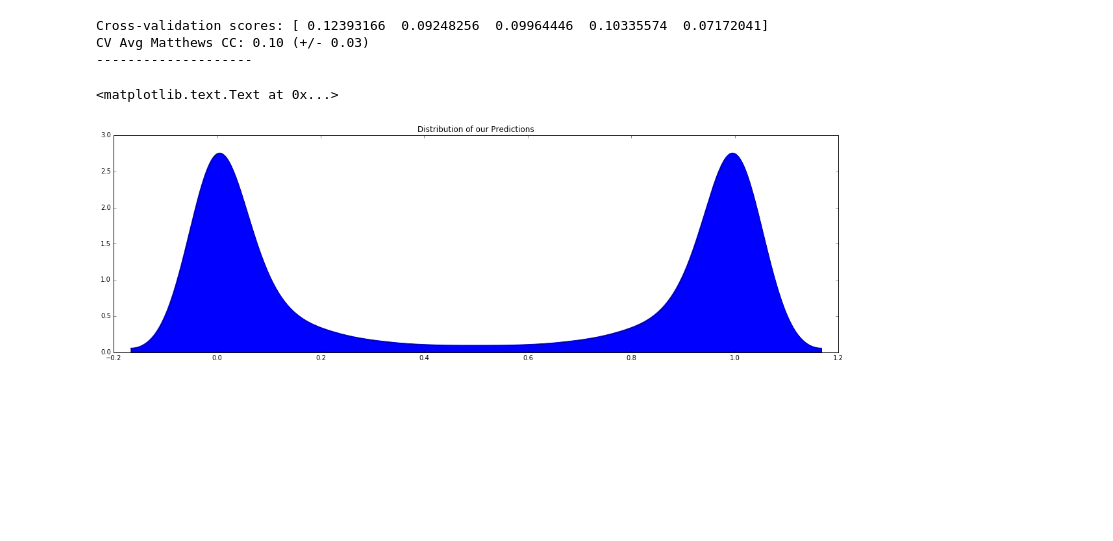
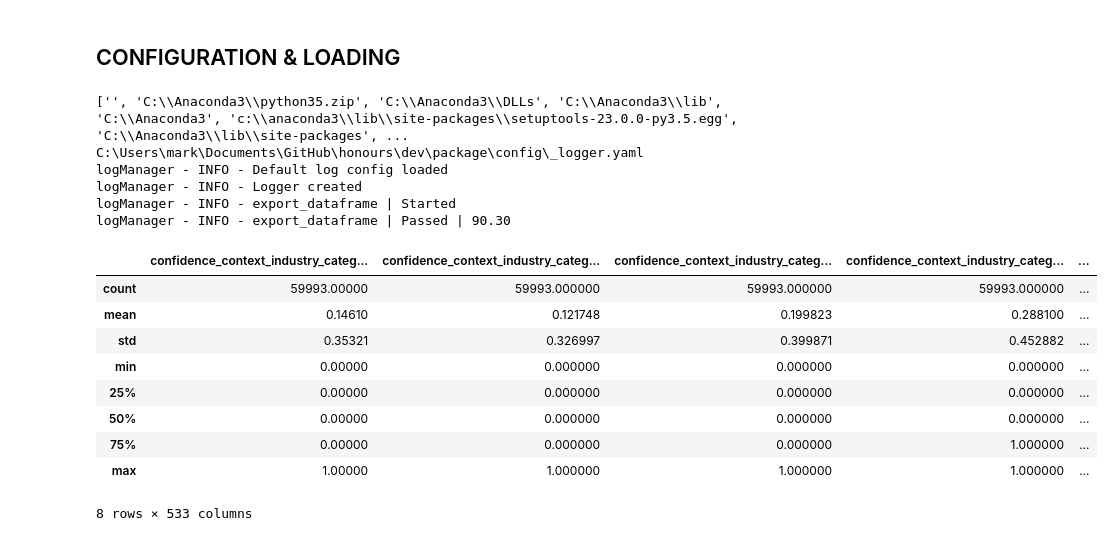
Before and after one commit to markshelton/autovc, a Jupyter notebook: dev/package/analysis/analysis.ipynb, the cells around one changed output. Saved outputs shown, nothing was run; the diff lists cells and outputs as text; code cells hidden in the pictures; blank space fills up the shorter version.

```diff
--- a/dev/package/analysis/analysis.ipynb
+++ b/dev/package/analysis/analysis.ipynb
@@ -214,23 +1,43 @@ Test Matthews corrcoef 0.105221340502
-# %%
-#Cross-fold validation
-from sklearn.model_selection import KFold, cross_val_score
-RF_scores = cross_val_score(RF, X, y, cv=5, scoring=mc_scorer)
-print('\nCross-validation scores:', RF_scores)
-print("CV Avg Matthews CC: %0.2f (+/- %0.2f)" % (RF_scores.mean(), RF_scores.std() * 2))
-print('-'*20, '\n')
-# %% [output]
-Cross-validation scores: [ 0.12393166  0.09248256  0.09964446  0.10335574  0.07172041]
-CV Avg Matthews CC: 0.10 (+/- 0.03)
---------------------
-# %%
-#Plot results
-from statsmodels.nonparametric.kde import KDEUnivariate
-
-kde_res = KDEUnivariate(RF_prob)
-kde_res.fit()
-plt.plot(kde_res.support,kde_res.density)
-plt.fill_between(kde_res.support,kde_res.density)
-plt.title("Distribution of our Predictions")
-# %% [output]
-<matplotlib.text.Text at 0x...>
-[figure, removed]
+# %% [markdown]
+## CONFIGURATION & LOADING
+# %%
+#setup path
+path = 'C:/Users/mark/Documents/GitHub/honours/dev/package/'
+import sys; sys.path.append(path)
+
+#standard imports
+import numpy as np
+import pandas as pd
+import datetime
+
+#configure display modes
+from IPython.core.interactiveshell import InteractiveShell
+import matplotlib.pyplot as plt
+import matplotlib.dates as md
+from matplotlib import rcParams
+import seaborn as sns
+%matplotlib inline
+rcParams['figure.figsize'] = 20,6
+
+#load data first time from database
+import analysis.dataPreparer as dp
+df = dp.export_dataframe(path+"analysis/output/combo.db", "combo")
+df_backup = df.copy()
+df.describe()
+# %% [output]
+['', 'C:\\Anaconda3\\python35.zip', 'C:\\Anaconda3\\DLLs', 'C:\\Anaconda3\\lib', 'C:\\Anaconda3', 'c:\\anaconda3\\lib\\site-packages\\setuptools-23.0.0-py3.5.egg', 'C:\\Anaconda3\\lib\\site-packages', ...
+C:\Users\mark\Documents\GitHub\honours\dev\package\config\_logger.yaml
+logManager - INFO - Default log config loaded
+logManager - INFO - Logger created
+logManager - INFO - export_dataframe | Started
+logManager - INFO - export_dataframe | Passed | 90.30
+|  | confidence_context_industry_categ... | confidence_context_industry_categ... | confidence_context_industry_categ... | confidence_context_industry_categ... | ... |
+| count | 59993.00000 | 59993.000000 | 59993.000000 | 59993.000000 | ... |
+| mean | 0.14610 | 0.121748 | 0.199823 | 0.288100 | ... |
+| std | 0.35321 | 0.326997 | 0.399871 | 0.452882 | ... |
+| min | 0.00000 | 0.000000 | 0.000000 | 0.000000 | ... |
+| 25% | 0.00000 | 0.000000 | 0.000000 | 0.000000 | ... |
+| 50% | 0.00000 | 0.000000 | 0.000000 | 0.000000 | ... |
+| 75% | 0.00000 | 0.000000 | 0.000000 | 1.000000 | ... |
+| max | 1.00000 | 1.000000 | 1.000000 | 1.000000 | ... |
+8 rows × 533 columns
```
Also changed, not shown: parts of 33 cells of this notebook, 4 other files.
